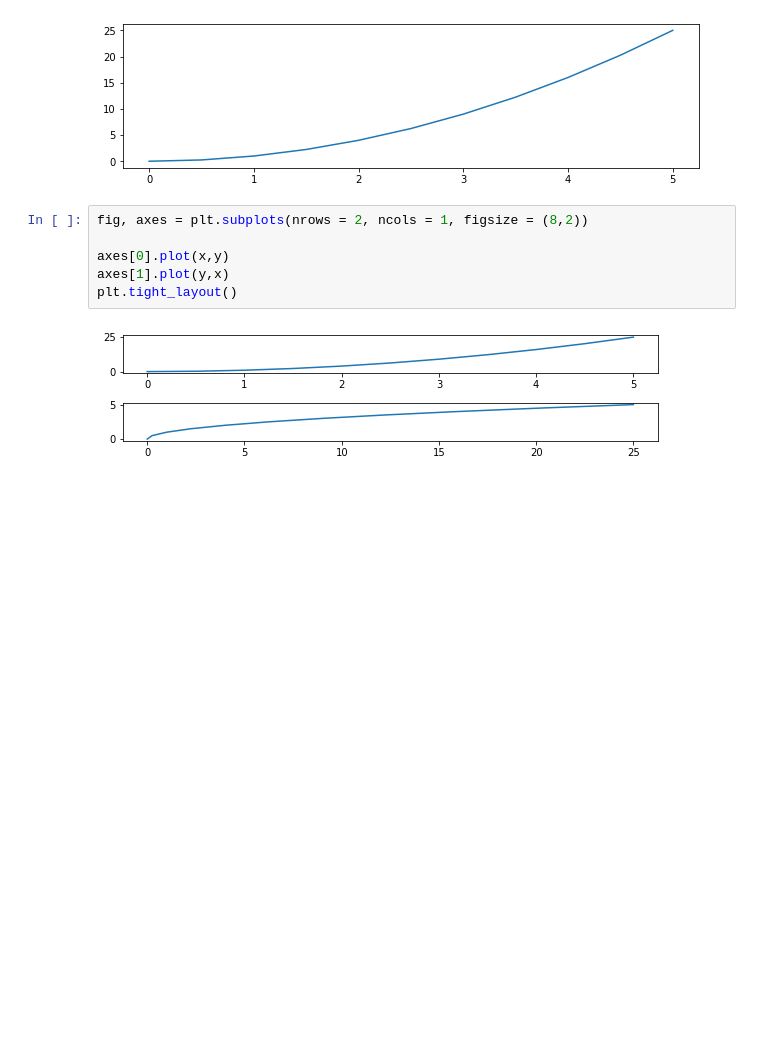
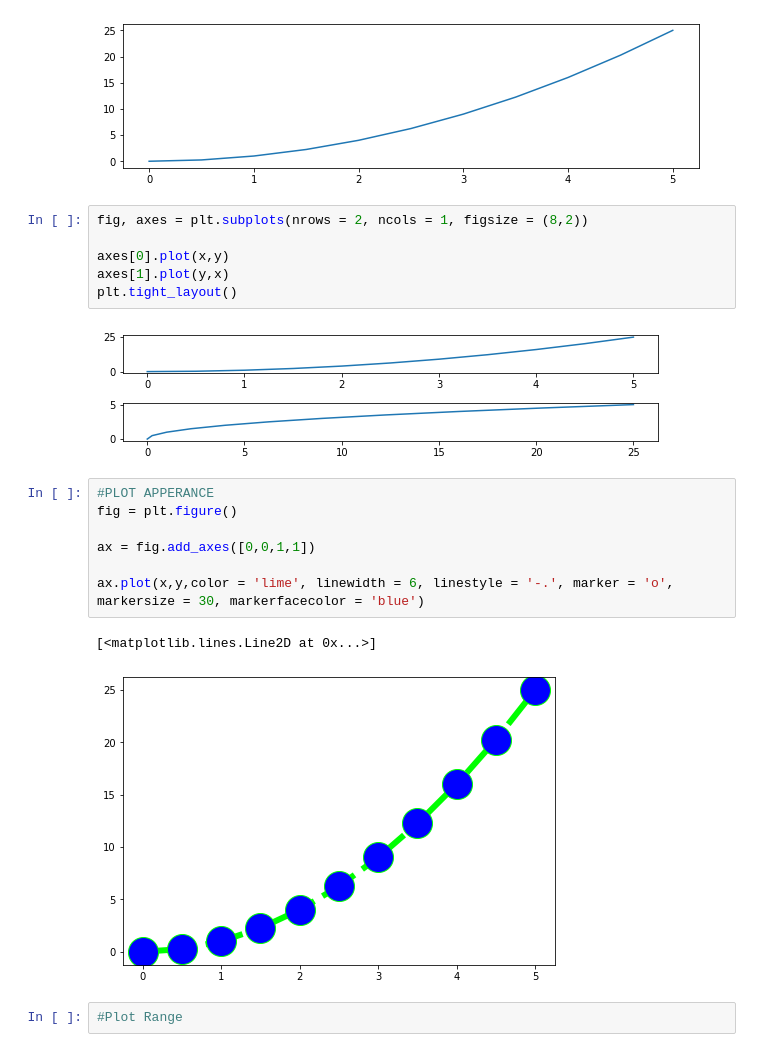
Before and after one commit to sdilraj/datascience, a Jupyter notebook: matplot.ipynb, the cells around one changed output. Cells and saved outputs as stored; diff of their text form; blank space fills up the shorter version.

Commit message:
matplotlib

```diff
--- a/matplot.ipynb
+++ b/matplot.ipynb
@@ -83,3 +83,15 @@ axes[1].plot(y,x)
 plt.tight_layout()
 # %% [output]
 [figure]
+# %%
+#PLOT APPERANCE
+fig = plt.figure()
+
+ax = fig.add_axes([0,0,1,1])
+
+ax.plot(x,y,color = 'lime', linewidth = 6, linestyle = '-.', marker = 'o', markersize = 30, markerfacecolor = 'blue')
+# %% [output]
+[<matplotlib.lines.Line2D at 0x...>]
+[figure, added]
+# %%
+#Plot Range
```
Also changed, not shown: parts of 1 cell of this notebook.
